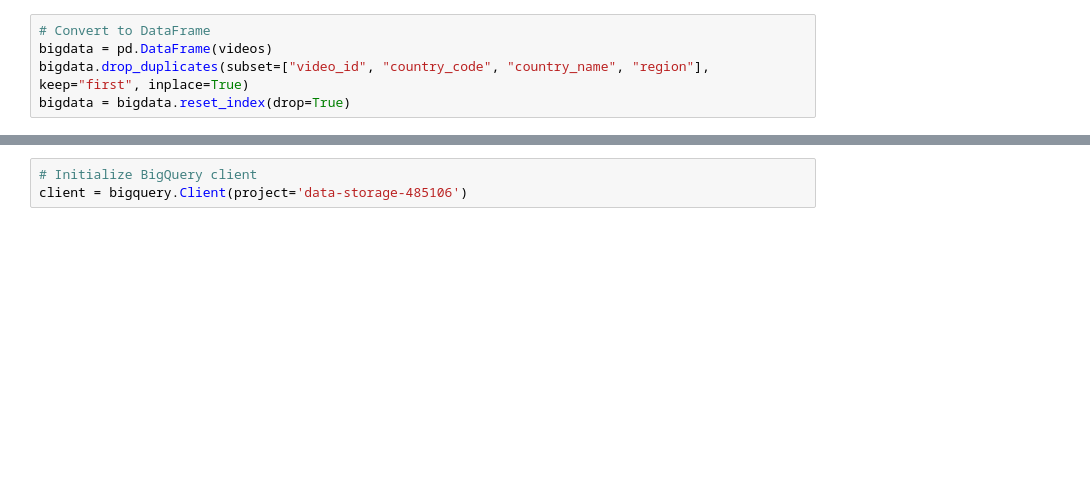
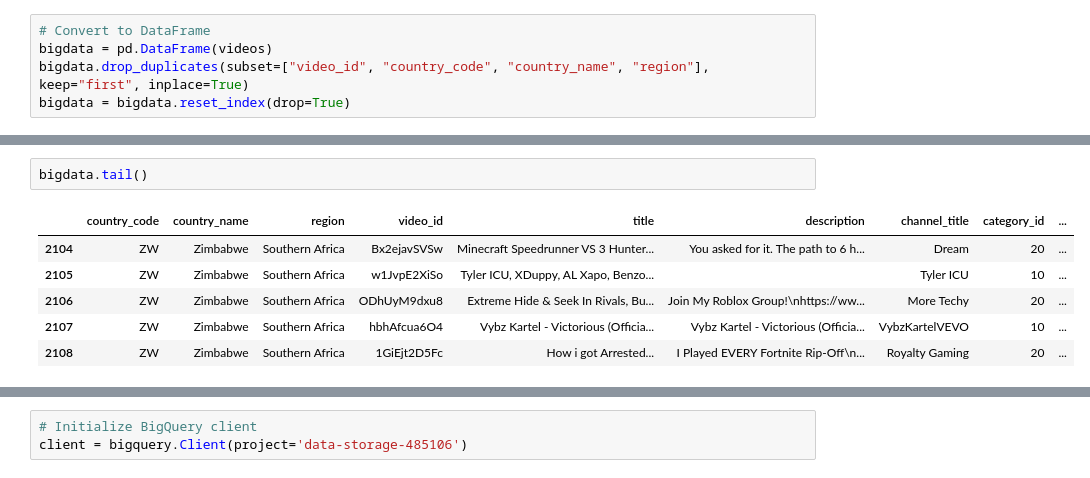
Before and after one commit to adrianjuliusaluoch/Market-Prices, a Jupyter notebook: youtube_trends.ipynb, the cells around one changed output, grey strips where cells are left out. Drawn from its saved outputs; the diff is of its cells as text; blank space fills up the shorter version.

```diff
--- a/youtube_trends.ipynb
+++ b/youtube_trends.ipynb
@@ -133,0 +165,9 @@ bigdata = bigdata.reset_index(drop=True)
+# %%
+bigdata.tail()
+# %% [output]
+|  | country_code | country_name | region | video_id | title | description | channel_title | category_id | ... |
+| 2104 | ZW | Zimbabwe | Southern Africa | Bx2ejavSVSw | Minecraft Speedrunner VS 3 Hunter... | You asked for it. The path to 6 h... | Dream | 20 | ... |
+| 2105 | ZW | Zimbabwe | Southern Africa | w1JvpE2XiSo | Tyler ICU, XDuppy, AL Xapo, Benzo... |  | Tyler ICU | 10 | ... |
+| 2106 | ZW | Zimbabwe | Southern Africa | ODhUyM9dxu8 | Extreme Hide & Seek In Rivals, Bu... | Join My Roblox Group!\nhttps://ww... | More Techy | 20 | ... |
+| 2107 | ZW | Zimbabwe | Southern Africa | hbhAfcua6O4 | Vybz Kartel - Victorious (Officia... | Vybz Kartel - Victorious (Officia... | VybzKartelVEVO | 10 | ... |
+| 2108 | ZW | Zimbabwe | Southern Africa | 1GiEjt2D5Fc | How i got Arrested... | I Played EVERY Fortnite Rip-Off\n... | Royalty Gaming | 20 | ... |
```
Also changed, not shown: parts of 12 cells of this notebook.
